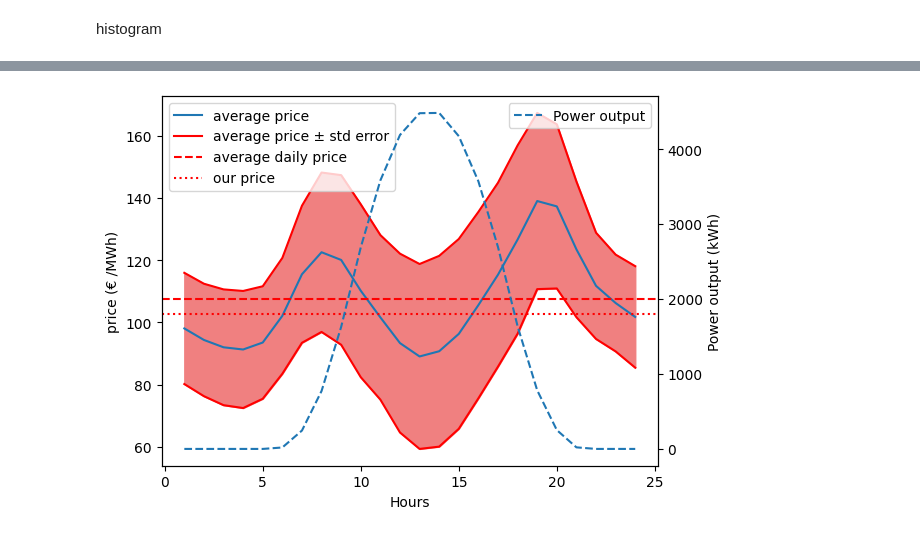
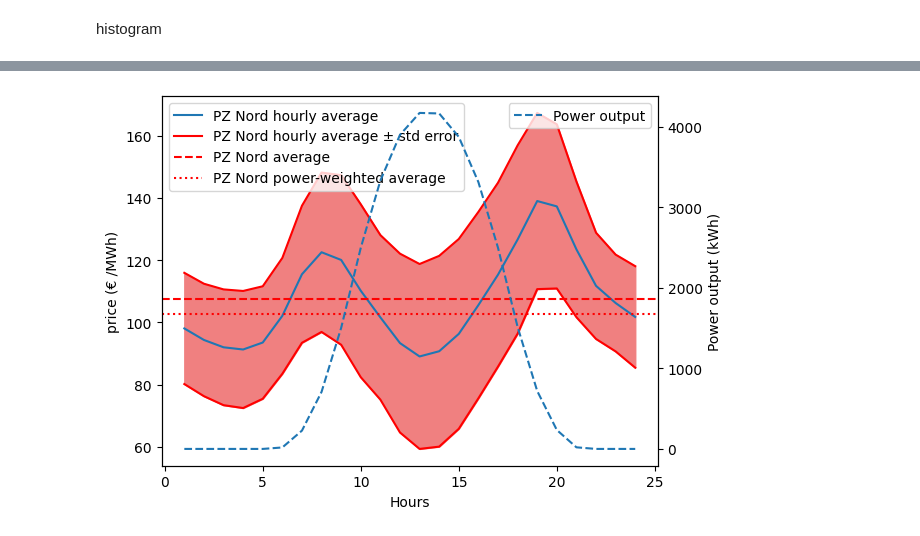
Before and after one commit to Andrea1999Broglia/Solar-field-output-simulation-by-Monte-Carlo-method, a Jupyter notebook: model.ipynb, the cells around one changed output, grey strips where cells are left out. Cells and saved outputs as stored; diff of their text form; code cells hidden in the pictures.

Commit message:
Energy price

```diff
--- a/model.ipynb
+++ b/model.ipynb
@@ -202,7 +202,7 @@ def clearness_index (weather_class: int):
 @njit
 def power_output(nominal_power, irradiance_ratio, module_temperature):
 
-    return nominal_power*(irradiance_ratio)*(1+gamma*(module_temperature-25))*PLF
+    return nominal_power*(irradiance_ratio)*(1+gamma*(module_temperature-25))*PLF*panel_to_field_efficiency
 
 
 #######################################################################################################
@@ -549,32 +512,0 @@ plt.title("Randomly generated daily power output (kwh)" );
-# %%
-temp_array=np.zeros(len(day_array))
-power_latitude_averages=np.zeros(len(latitude_values))
-power_latitude_error=np.zeros(len(latitude_values))
-
-for j in range((len(latitude_values)-1)//10+1):
-
-    for i in range(len(temp_array)):
-        temp_array[i]=rand_power_cumulated[i][j*10]
-    print("Yearly average of daily power output: "+str(round(np.average(temp_array)))+"kwh    (Lat="+str(latitude_values[j*10])+"°)")
-    print("...which corresonds to "+str(round(np.average(temp_array)*365/(plant_power)))+" equivalent hours")
-    print(" ")
-
-for k in range(len(power_latitude_averages)):
-    for i in range(len(temp_array)):
-        temp_array[i]=rand_power_cumulated[i][k]
-    power_latitude_averages[k]=np.average(temp_array)
-    power_latitude_error[k]=np.std(temp_array)
-
-
-plt.figure()
-plt.grid()
-plt.plot(latitude_values, power_latitude_averages, label="Average");
-plt.plot(latitude_values, power_latitude_averages-power_latitude_error, color="red",label="Average \u00B1 standard error");
-plt.plot(latitude_values, power_latitude_averages+power_latitude_error, color="red");
-plt.fill_between(latitude_values, power_latitude_averages+power_latitude_error, power_latitude_averages-power_latitude_error, color="lightcoral");
-plt.xlabel("Latitude (°)")
-plt.ylabel("Yearly average daily power output")
-plt.axvline(x=Lat, label="Milan", color="black")
-plt.axvline(x=0, linestyle="--", color="red")
-plt.axvline(x=60, linestyle="--", color="red")
-plt.legend();
@@ -679,29 +588,29 @@ print(our_price)
 # %%
 # Create the figure and the first axis
 fig, ax1 = plt.subplots()
 
 # Plot data for the first y-axis
-ax1.plot(range(1,25), average_price, label= "average price")
-ax1.plot(range(1,25), average_price-std_price, color="red", label= "average price \u00B1 std error")
+ax1.plot(range(1,25), average_price, label= "PZ Nord hourly average")
+ax1.plot(range(1,25), average_price-std_price, color="red", label= "PZ Nord hourly average \u00B1 std error")
 ax1.plot(range(1,25), average_price+std_price, color="red")
 ax1.set_xlabel("Hours")
 ax1.set_ylabel("price (\u20AC /MWh)")
 ax1.tick_params(axis='y')
-ax1.axhline(np.average(average_price), label="average daily price", color="red", linestyle="--")
-ax1.axhline(np.average(our_price), label="our price", color="red", linestyle=":")
+ax1.axhline(np.average(average_price), label="PZ Nord average", color="red", linestyle="--")
+ax1.axhline(np.average(our_price), label="PZ Nord power-weighted average", color="red", linestyle=":")
 ax1.fill_between(range(1,25), average_price-std_price, average_price+std_price, color="lightcoral");
 ax1.legend()
 
 # Create the second y-axis using twinx()
 ax2 = ax1.twinx()
 
 # Plot data for the second y-axis
 ax2.plot(range(1,25), weights, linestyle="--", label="Power output")
 ax2.set_ylabel("Power output (kWh)")
 ax2.tick_params(axis='y')
 ax2.legend()
 
 # Show the plot
 plt.show()
 # %% [output]
-[figure, old version]
+[figure, new version]
```
Also changed, not shown: parts of 14 cells of this notebook.
